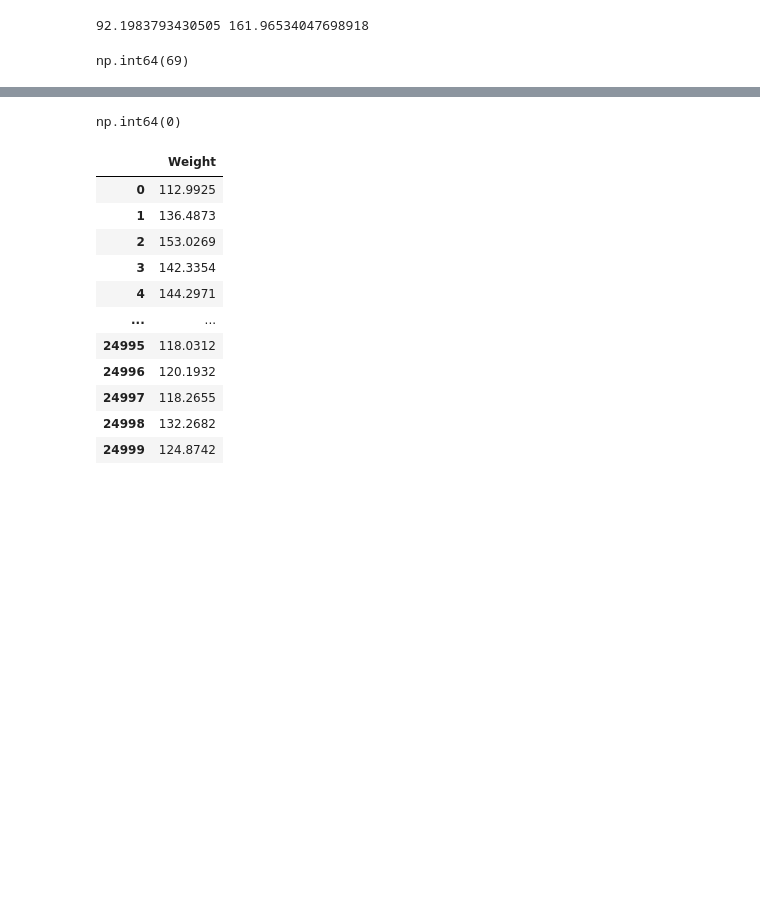
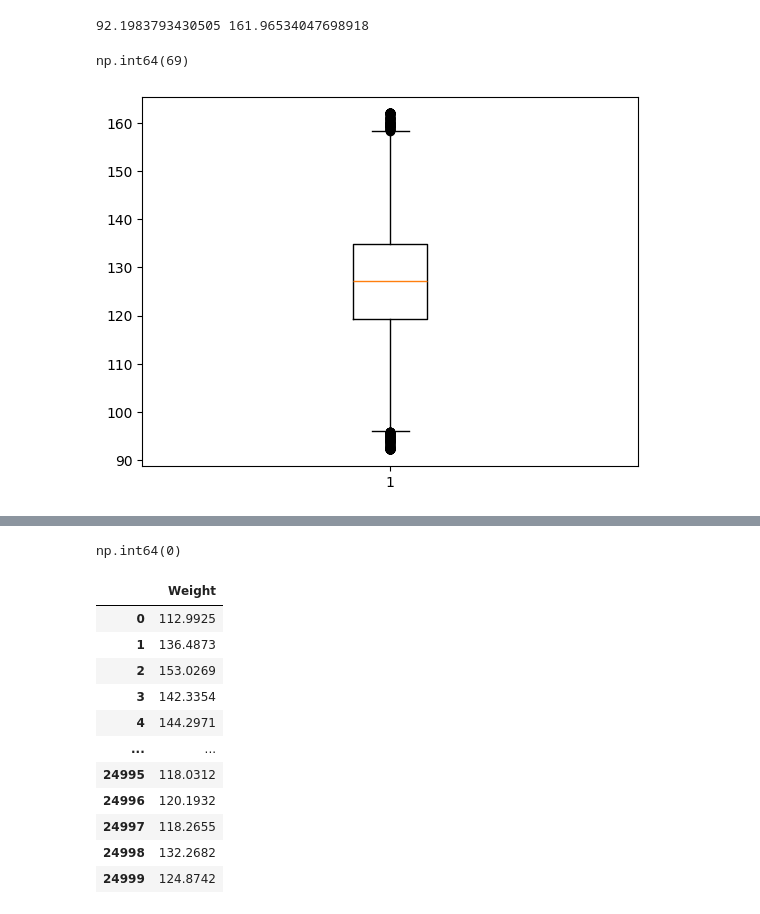
Before and after one commit to vivsingh119/agentic-ai-practise, a Jupyter notebook: Feature_Engineering.ipynb, the cells around one changed output, grey strips where cells are left out. Saved outputs shown, nothing was run; the diff lists cells and outputs as text; code cells hidden in the pictures; blank space fills up the shorter version.

```diff
--- a/Feature_Engineering.ipynb
+++ b/Feature_Engineering.ipynb
@@ -443,5 +443,10 @@ print(lower,upper)
 sampleData['Weight'][(sampleData['Weight']<lower)| (sampleData['Weight']>upper)].count()
 # %% [output]
 np.int64(69)
+# %%
+plt.boxplot(sampleData['Weight'])
+plt.show()
+# %% [output]
+[figure, added]
 # %%
 sampleData['Weight']=sampleData['Weight'].map(lambda x: lower if(x<lower) else upper if(x>upper) else x)
```
Also changed, not shown: parts of 1 cell of this notebook.
